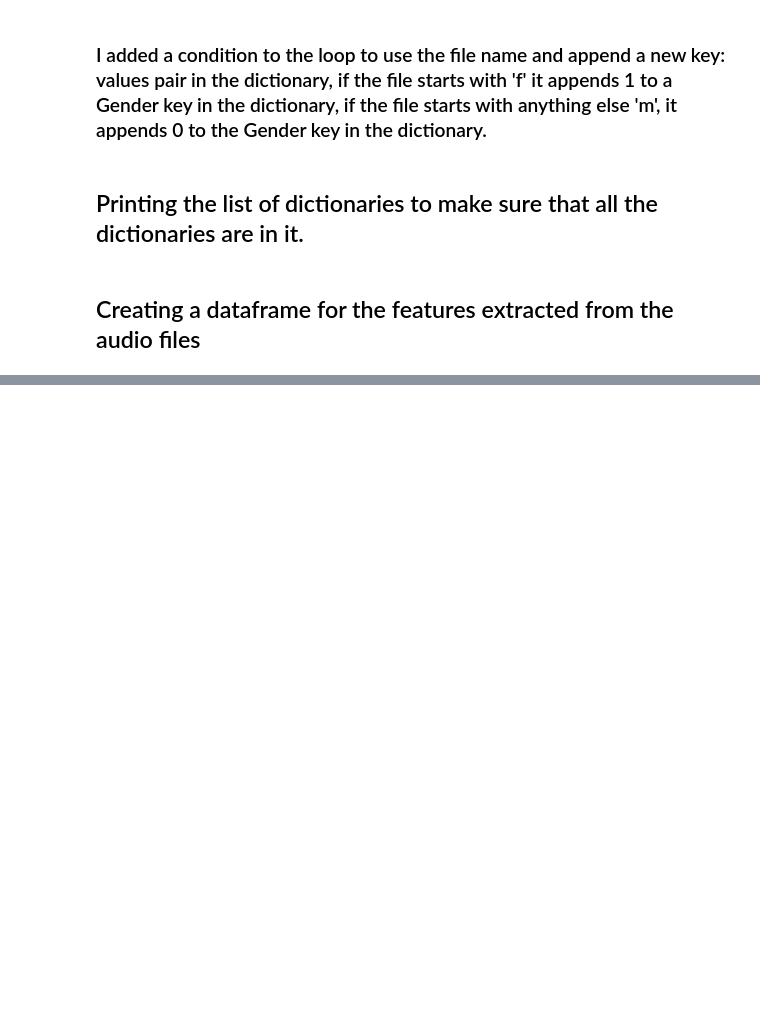
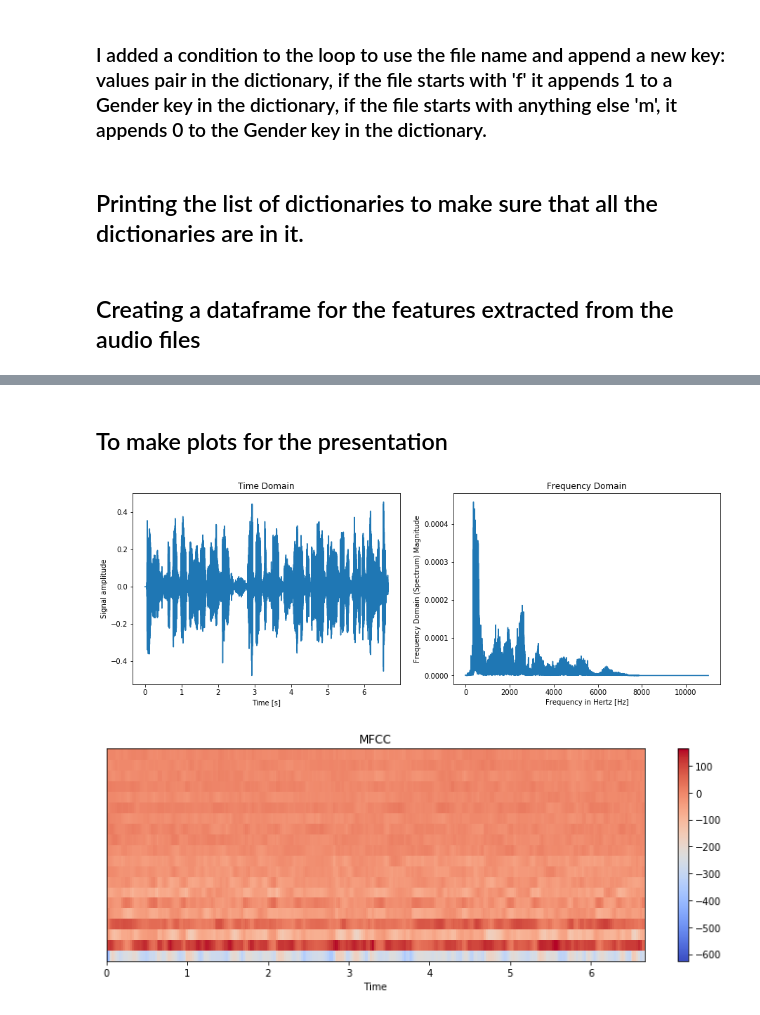
Before and after one commit to alieldinramadan/Project-Week-8-Final-Project, a Jupyter notebook: Voice Gender Recognition using Machine Learning/code/Audio processing - Recorded voices.ipynb, the cells around one changed output, grey strips where cells are left out. Saved outputs shown, nothing was run; the diff lists cells and outputs as text; code cells hidden in the pictures; blank space fills up the shorter version.

Commit message:
Added more comments to the code and created plots for the presentation

```diff
--- a/Voice Gender Recognition using Machine Learning/code/Audio processing - Recorded voices.ipynb
+++ b/Voice Gender Recognition using Machine Learning/code/Audio processing - Recorded voices.ipynb
@@ -114,10 +115,10 @@ def feature_extractor(audio: np.ndarray, sampling_rate: int) -> dict:
 list_of_dict = []
 for file in range(0, len(audio_files), 1):
     audio, sampling_rate = lr.load(audio_files[file])
-    #frequencies = rfft(audio)
-    #plt.plot(abs(frequencies))
-    #plt.show()
-    #print(audio_files[file])
+    frequencies = rfft(audio)
+    plt.plot(abs(frequencies))
+    plt.show()
+    print(audio_files[file])
     dictionary_of_features = feature_extractor(audio, sampling_rate)
     if audio_files[file].startswith('..//audios_to_test//recorded_voices\\f'):
         dictionary_of_features['Gender'] = 1
@@ -143,3 +144,41 @@ recorded_voices.head()
 | 4 | 1.791400 | 0.499756 | 1 | 127.931409 | 190.621994 | -25.624180 | 0.010491 | 1.789895 | ... |
 # %%
 recorded_voices.to_csv('..//datasets//recorded_voices.csv', index=False)
+# %% [markdown]
+## To make plots for the presentation
+# %%
+audio, sampling_rate = lr.load(audio_files[5])
+time = np.arange(0, len(audio)) / sampling_rate
+
+frequency_spectrum = np.abs(np.fft.rfft(audio))
+frequency = np.fft.rfftfreq(len(audio), d=1 / sampling_rate)
+frequency_spectrum = np.abs(frequency_spectrum)
+amplitude = frequency_spectrum / frequency_spectrum.sum()
+
+
+
+f, (ax1, ax2) = plt.subplots(1, 2, figsize=(15,5))
+ax1.plot(time, audio)
+ax1.set_title('Time Domain')
+ax1.set_xlabel('Time [s]')
+ax1.set_ylabel('Signal amplitude')
+
+ax2.plot(frequency, amplitude)
+ax2.set_title('Frequency Domain')
+ax2.set_xlabel('Frequency in Hertz [Hz]')
+ax2.set_ylabel('Frequency Domain (Spectrum) Magnitude')
+
+plt.show()
+
+
+mfccs = lr.feature.mfcc(y=audio, sr=sampling_rate)
+
+plt.figure(figsize=(10, 4))
+lr.display.specshow(mfccs, x_axis='time')
+plt.colorbar()
+plt.title('MFCC')
+plt.tight_layout()
+plt.show()
+# %% [output]
+[figure, added]
+[figure, added]
```
Also changed, not shown: parts of 2 cells of this notebook, 2 other files.
